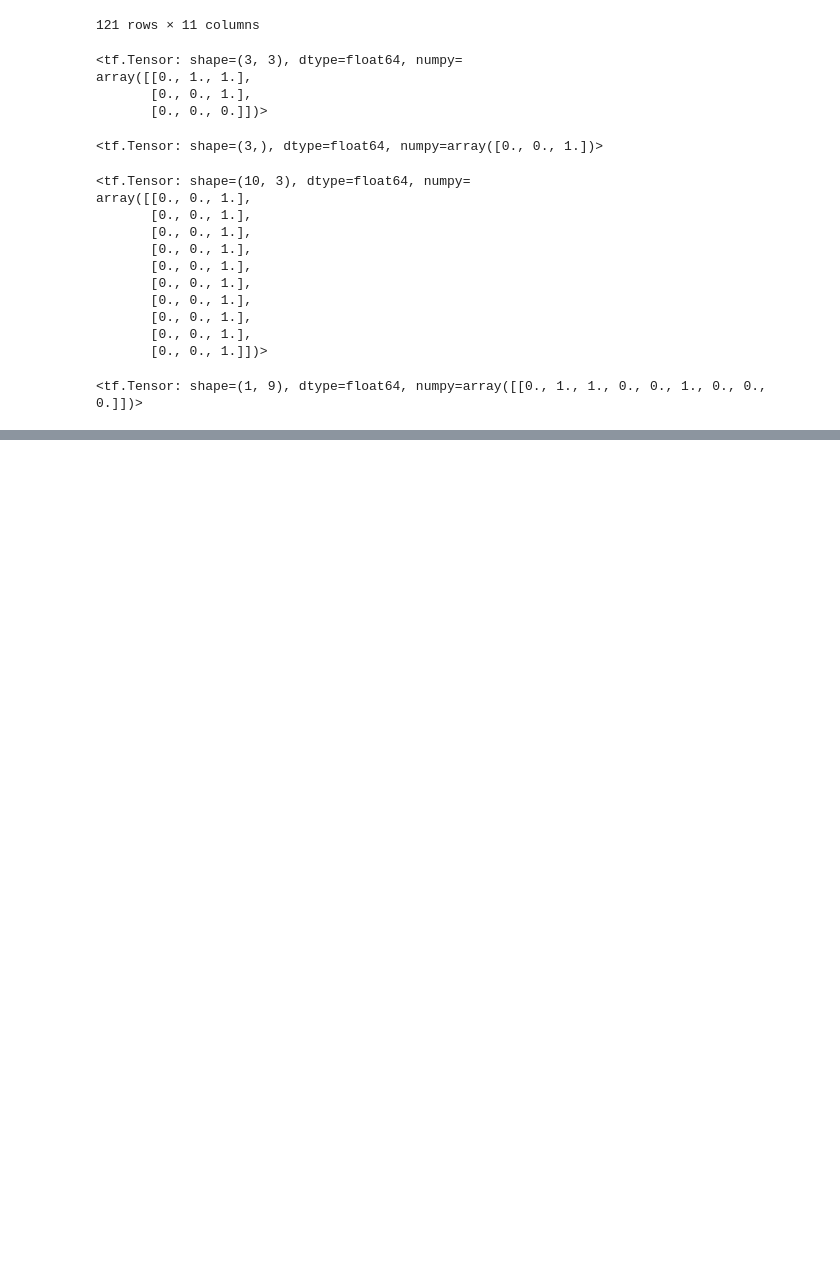
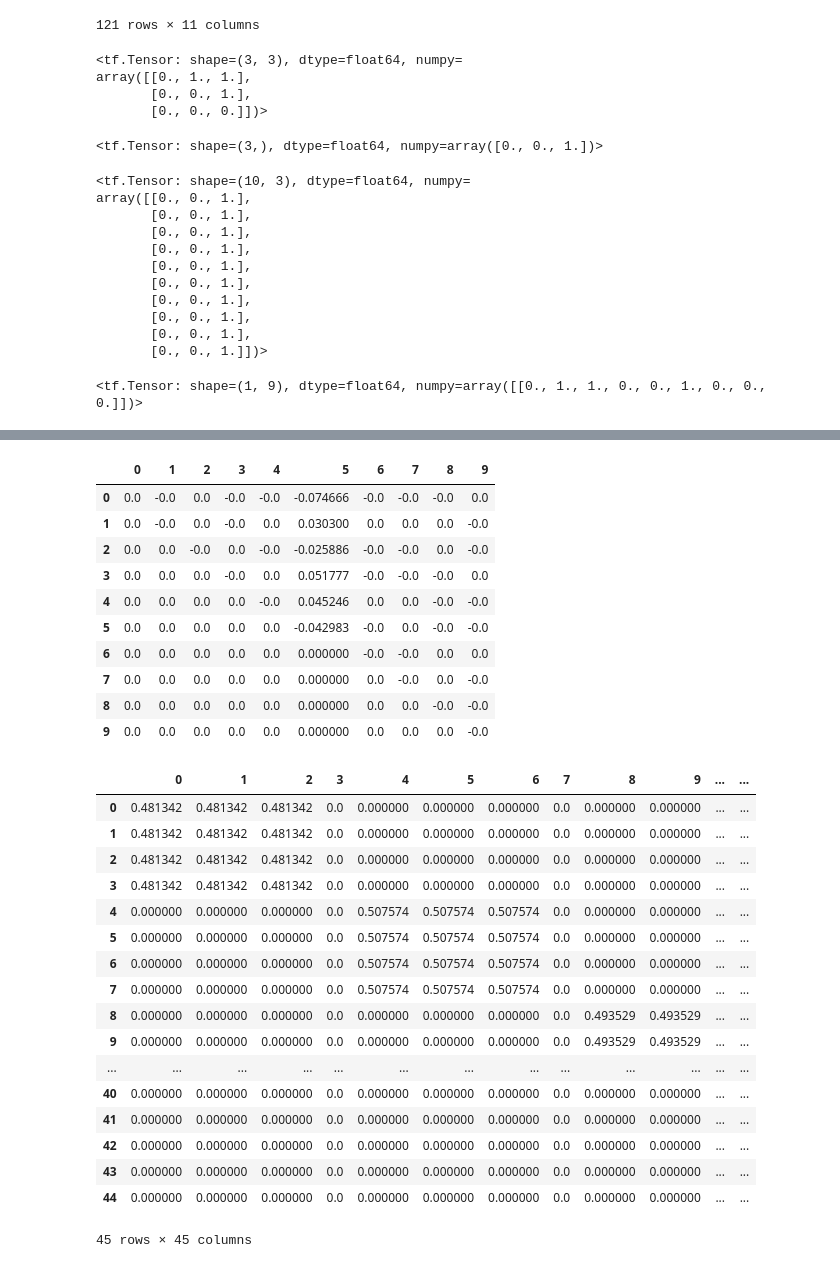
Before and after one commit to cornederuijtnw/GCM, a Jupyter notebook: jupyter notebooks/test_code.ipynb, the cells around one changed output, grey strips where cells are left out. Drawn from its saved outputs; the diff is of its cells as text; code cells hidden in the pictures; blank space fills up the shorter version.

```diff
--- a/jupyter notebooks/test_code.ipynb
+++ b/jupyter notebooks/test_code.ipynb
@@ -8,12 +13,0 @@ from IPython.display import display
-# %%
-np.random.seed(1992)
-
-N = 11
-a = np.zeros((N, N))
-w = np.random.normal(0, 1, int(N*(N-1)/2)) # -1 as we remove the diagonal
-upper_indices = np.vstack(np.triu_indices(N, k=1))
-
-upper_indices = upper_indices[0, :] * N + upper_indices[1, :]
-np.put(a, upper_indices, w)
-
-display(pd.DataFrame(a))
@@ -32,0 +87,16 @@ display(pd.DataFrame(a))
+# %%
+t=3
+
+inputs = tf.eye(N)
+
+cur_input = tf.gather(inputs, t, axis=0)
+cur_input = tf.tile(tf.reshape(cur_input, shape=(1, -1)), [N, 1])
+logis = tf.multiply(cur_input, w)
+
+cur_mask = tf.multiply(cur_input, self._wout_mask)
+
+inp_lst.append(tf.reshape(
+    tf.multiply(tf.transpose(tf.transpose(tf.exp(logis)) / tf.reduce_sum(tf.exp(logis), axis=1)),
+                  cur_mask), shape=(1, -1)))
+
+kronecker_product
@@ -135,0 +417,40 @@ array([[0., 0., 1.],
+# %%
+display(pd.DataFrame(logis.numpy()))
+
+mask = tf.cast(tf.math.not_equal(res_all, tf.constant(0, dtype="float32")), dtype="float32")
+
+display(pd.DataFrame(tf.math.multiply(tf.math.sigmoid(res_all), mask).numpy()))
+
+pd.DataFrame(tf.math.multiply(tf.math.sigmoid(res_all), mask).numpy()).to_csv("./data/small_example/testmat.csv")
+#display(pd.DataFrame(mask.numpy()))
+#pd.DataFrame(tf.math.add(res1, res2).numpy()).to_csv("./data/small_example/testmat.csv")
+# %% [output]
+|  | 0 | 1 | 2 | 3 | 4 | 5 | 6 | 7 | 8 | 9 |
+| 0 | 0.0 | -0.0 | 0.0 | -0.0 | -0.0 | -0.074666 | -0.0 | -0.0 | -0.0 | 0.0 |
+| 1 | 0.0 | -0.0 | 0.0 | -0.0 | 0.0 | 0.030300 | 0.0 | 0.0 | 0.0 | -0.0 |
+| 2 | 0.0 | 0.0 | -0.0 | 0.0 | -0.0 | -0.025886 | -0.0 | -0.0 | 0.0 | -0.0 |
+| 3 | 0.0 | 0.0 | 0.0 | -0.0 | 0.0 | 0.051777 | -0.0 | -0.0 | -0.0 | 0.0 |
+| 4 | 0.0 | 0.0 | 0.0 | 0.0 | -0.0 | 0.045246 | 0.0 | 0.0 | -0.0 | -0.0 |
+| 5 | 0.0 | 0.0 | 0.0 | 0.0 | 0.0 | -0.042983 | -0.0 | 0.0 | -0.0 | -0.0 |
+| 6 | 0.0 | 0.0 | 0.0 | 0.0 | 0.0 | 0.000000 | -0.0 | -0.0 | 0.0 | 0.0 |
+| 7 | 0.0 | 0.0 | 0.0 | 0.0 | 0.0 | 0.000000 | 0.0 | -0.0 | 0.0 | -0.0 |
+| 8 | 0.0 | 0.0 | 0.0 | 0.0 | 0.0 | 0.000000 | 0.0 | 0.0 | -0.0 | -0.0 |
+| 9 | 0.0 | 0.0 | 0.0 | 0.0 | 0.0 | 0.000000 | 0.0 | 0.0 | 0.0 | -0.0 |
+|  | 0 | 1 | 2 | 3 | 4 | 5 | 6 | 7 | 8 | 9 | ... | ... |
+| 0 | 0.481342 | 0.481342 | 0.481342 | 0.0 | 0.000000 | 0.000000 | 0.000000 | 0.0 | 0.000000 | 0.000000 | ... | ... |
+| 1 | 0.481342 | 0.481342 | 0.481342 | 0.0 | 0.000000 | 0.000000 | 0.000000 | 0.0 | 0.000000 | 0.000000 | ... | ... |
+| 2 | 0.481342 | 0.481342 | 0.481342 | 0.0 | 0.000000 | 0.000000 | 0.000000 | 0.0 | 0.000000 | 0.000000 | ... | ... |
+| 3 | 0.481342 | 0.481342 | 0.481342 | 0.0 | 0.000000 | 0.000000 | 0.000000 | 0.0 | 0.000000 | 0.000000 | ... | ... |
+| 4 | 0.000000 | 0.000000 | 0.000000 | 0.0 | 0.507574 | 0.507574 | 0.507574 | 0.0 | 0.000000 | 0.000000 | ... | ... |
+| 5 | 0.000000 | 0.000000 | 0.000000 | 0.0 | 0.507574 | 0.507574 | 0.507574 | 0.0 | 0.000000 | 0.000000 | ... | ... |
+| 6 | 0.000000 | 0.000000 | 0.000000 | 0.0 | 0.507574 | 0.507574 | 0.507574 | 0.0 | 0.000000 | 0.000000 | ... | ... |
+| 7 | 0.000000 | 0.000000 | 0.000000 | 0.0 | 0.507574 | 0.507574 | 0.507574 | 0.0 | 0.000000 | 0.000000 | ... | ... |
+| 8 | 0.000000 | 0.000000 | 0.000000 | 0.0 | 0.000000 | 0.000000 | 0.000000 | 0.0 | 0.493529 | 0.493529 | ... | ... |
+| 9 | 0.000000 | 0.000000 | 0.000000 | 0.0 | 0.000000 | 0.000000 | 0.000000 | 0.0 | 0.493529 | 0.493529 | ... | ... |
+| ... | ... | ... | ... | ... | ... | ... | ... | ... | ... | ... | ... | ... |
+| 40 | 0.000000 | 0.000000 | 0.000000 | 0.0 | 0.000000 | 0.000000 | 0.000000 | 0.0 | 0.000000 | 0.000000 | ... | ... |
+| 41 | 0.000000 | 0.000000 | 0.000000 | 0.0 | 0.000000 | 0.000000 | 0.000000 | 0.0 | 0.000000 | 0.000000 | ... | ... |
+| 42 | 0.000000 | 0.000000 | 0.000000 | 0.0 | 0.000000 | 0.000000 | 0.000000 | 0.0 | 0.000000 | 0.000000 | ... | ... |
+| 43 | 0.000000 | 0.000000 | 0.000000 | 0.0 | 0.000000 | 0.000000 | 0.000000 | 0.0 | 0.000000 | 0.000000 | ... | ... |
+| 44 | 0.000000 | 0.000000 | 0.000000 | 0.0 | 0.000000 | 0.000000 | 0.000000 | 0.0 | 0.000000 | 0.000000 | ... | ... |
+45 rows × 45 columns
```
Also changed, not shown: parts of 14 cells of this notebook, 3 other files.
